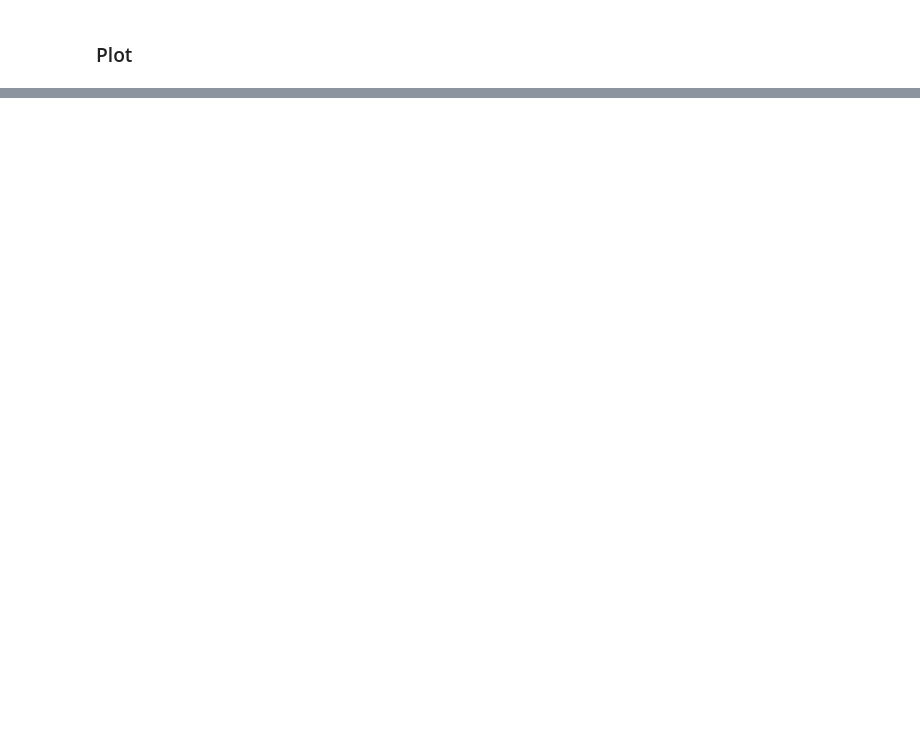
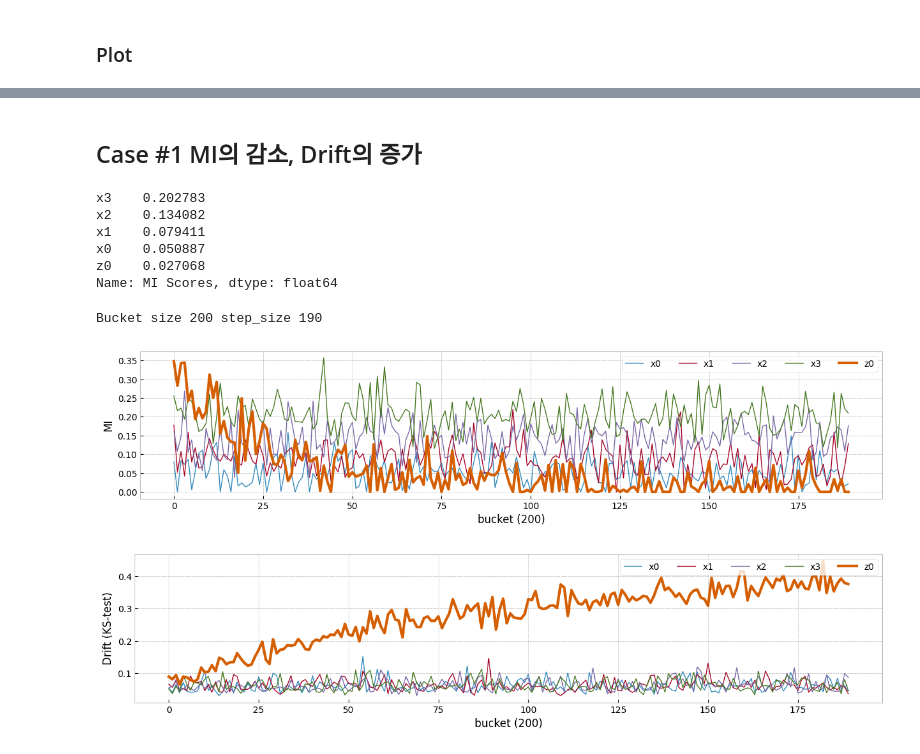
Before and after one commit to dolmani38/concept_drift, a Jupyter notebook: Sampling_testcode (1).ipynb, the cells around one changed output, grey strips where cells are left out. Cells and saved outputs as stored; diff of their text form; code cells hidden in the pictures; blank space fills up the shorter version.

```diff
--- a/Sampling_testcode (1).ipynb
+++ b/Sampling_testcode (1).ipynb
@@ -449,0 +619,2 @@ DB[name+"_est"]
+# %% [markdown]
+## Case #1 MI의 감소, Drift의 증가
@@ -449,0 +638,66 @@ DB[name+"_est"]
+# %%
+
+columns=['x0','x1','x2','x3','z0']
+X = pd.DataFrame(x,columns=columns)
+mi_scores = make_mi_scores(X, y, discrete_features="auto")
+print(mi_scores)
+# %% [output]
+x3    0.202783
+x2    0.134082
+x1    0.079411
+x0    0.050887
+z0    0.027068
+Name: MI Scores, dtype: float64
+# %%
+from tqdm import tqdm
+
+bucket_size_array=[200]#[10,50,100,200]
+
+######################## Normalization ############################
+from sklearn.preprocessing import MinMaxScaler, StandardScaler
+scaler_c1 = StandardScaler()
+scaler_c1.fit(X[0:1800])
+X = pd.DataFrame(scaler_c1.transform(X), columns=columns)
+
+for bucket_size in bucket_size_array:
+    MIS = {}
+    DRF = {}
+    for col in columns:
+        MIS[col] = []
+        DRF[col] = []
+
+    #step_size = int(x.shape[0]/bucket_size)
+    step_size = int((x.shape[0]-2000)/bucket_size)
+
+    print('Bucket size',bucket_size,'step_size',step_size)
+
+    for bk in tqdm(range(step_size)):
+        #print(bk,step_size)
+        mi_scores = make_mi_scores(X[bk*bucket_size:bk*bucket_size+bucket_size], y[bk*bucket_size:bk*bucket_size+bucket_size], discrete_features="auto")
+        ks = __ks_drift(X[0:1800].values,X[bk*bucket_size+2000:bk*bucket_size+bucket_size+2000].values)
+        for ix,col in enumerate(columns):
+            MIS[col].append(mi_scores[col])
+            DRF[col].append(ks[:,0][ix])
+
+    df_mis = pd.DataFrame(MIS)
+    df_drf = pd.DataFrame(DRF)
+
+    plt.figure(figsize=main_figsize)
+    plt.plot(df_mis[['x0','x1','x2','x3']].values,linewidth=1,label=['x0','x1','x2','x3'])
+    plt.plot(df_mis['z0'].values,linewidth=3,label='z0')
+    plt.ylabel('MI')
+    plt.xlabel(f'bucket ({bucket_size})')
+    plt.legend(loc=1,ncol=5)
+    plt.show()
+
+    plt.figure(figsize=main_figsize)
+    plt.plot(df_drf[['x0','x1','x2','x3']].values,linewidth=1,label=['x0','x1','x2','x3'])
+    plt.plot(df_drf['z0'].values,linewidth=3,label='z0')
+    plt.ylabel('Drift (KS-test)')
+    plt.xlabel(f'bucket ({bucket_size})')
+    plt.legend(loc=1,ncol=5)
+    plt.show()
+# %% [output]
+Bucket size 200 step_size 190
+[figure, added]
+[figure, added]
```
Also changed, not shown: parts of 28 cells of this notebook.
